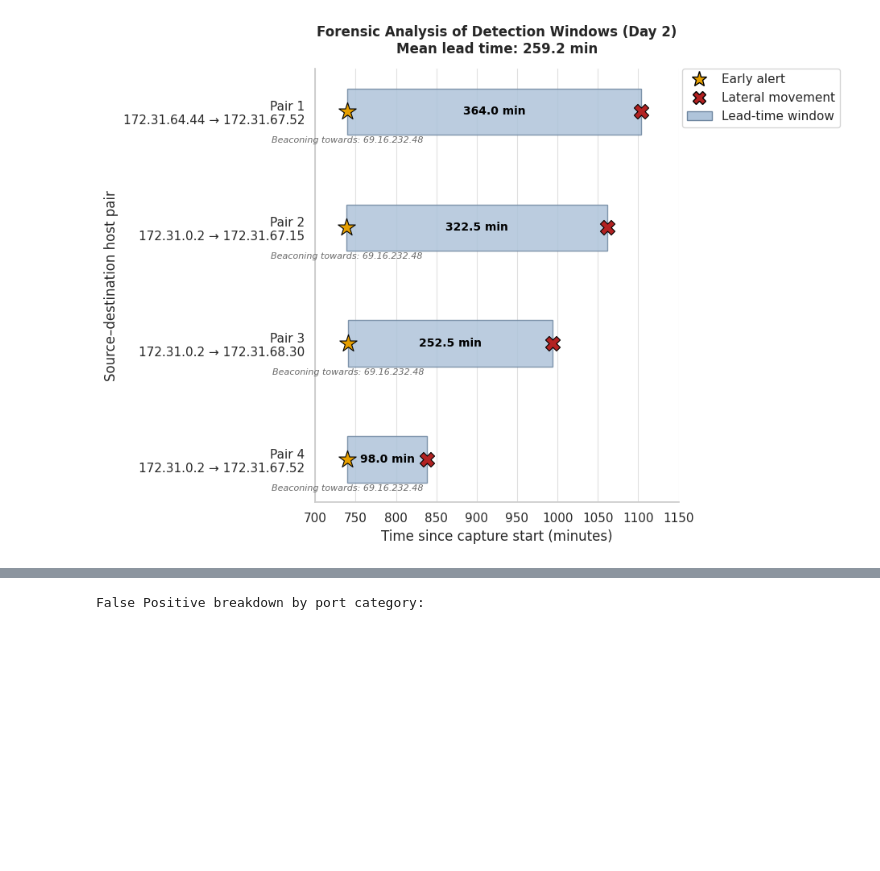
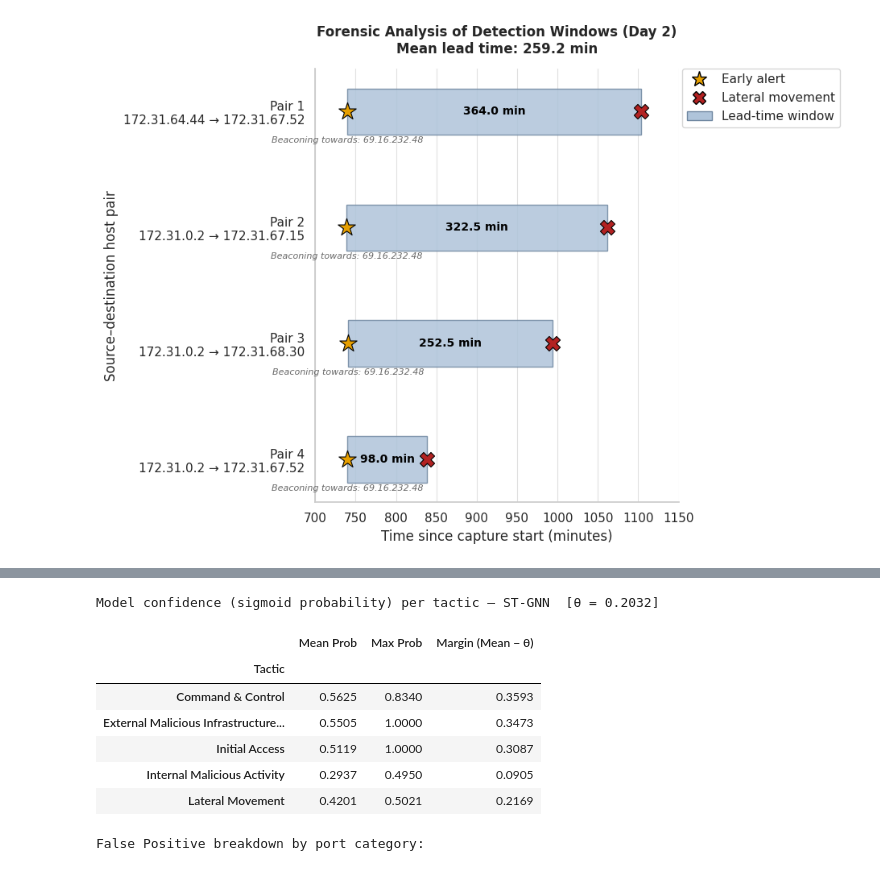
Before and after one commit to tatipar/temporalgnn-nids, a Jupyter notebook: code/python/notebook/mitre_comparison.ipynb, the cells around one changed output, grey strips where cells are left out. Saved outputs shown, nothing was run; the diff lists cells and outputs as text; code cells hidden in the pictures; blank space fills up the shorter version.

```diff
--- a/code/python/notebook/mitre_comparison.ipynb
+++ b/code/python/notebook/mitre_comparison.ipynb
@@ -923,5 +982,36 @@ Model confidence (sigmoid probability) per tactic — ST-GNN
 | Internal Malicious Activity | 0.2937 | 0.4950 |
 | Lateral Movement | 0.4201 | 0.5021 |
+# %%
+# ── Model confidence per tactic (from analyze_timeline) ──────────────────
+df_timeline_stgnn = ttd_per_model.get('ST-GNN', pd.DataFrame())
+if not df_timeline_stgnn.empty:
+    # Load ST-GNN threshold directly from the saved .npz
+    _npz = np.load(f'{DIR_NOENT}/logs/ST_GNN_BiasOn_robust_Identity_clone/'
+                    f'thresholds_ST_GNN_BiasOn_robust_Identity_clone.npz')
+    _threshold = float(_npz['seed_42'])
+
+    df_prob = (
+        df_timeline_stgnn[df_timeline_stgnn['MITRE_Tactic_Base'] != 'Unknown']
+        [['MITRE_Tactic_Base', 'Mean_Probability', 'Max_Probability']]
+        .rename(columns={'MITRE_Tactic_Base': 'Tactic',
+                          'Mean_Probability':  'Mean Prob',
+                          'Max_Probability':   'Max Prob'})
+        .set_index('Tactic')
+        .round(4)
+    )
+    df_prob['Margin (Mean − θ)'] = (df_prob['Mean Prob'] - _threshold).round(4)
+
+    print(f'Model confidence (sigmoid probability) per tactic — ST-GNN  [θ = {_threshold:.4f}]')
+    display(df_prob)
+# %% [output]
+Model confidence (sigmoid probability) per tactic — ST-GNN  [θ = 0.2032]
+|  | Mean Prob | Max Prob | Margin (Mean − θ) |
+| Tactic |  |  |  |
+| Command & Control | 0.5625 | 0.8340 | 0.3593 |
+| External Malicious Infrastructure... | 0.5505 | 1.0000 | 0.3473 |
+| Initial Access | 0.5119 | 1.0000 | 0.3087 |
+| Internal Malicious Activity | 0.2937 | 0.4950 | 0.0905 |
+| Lateral Movement | 0.4201 | 0.5021 | 0.2169 |
 # %%
 # FP analysis — which tactics generate the most false alarms
 print('False Positive breakdown by port category:')
```
Also changed, not shown: parts of 12 cells of this notebook.
